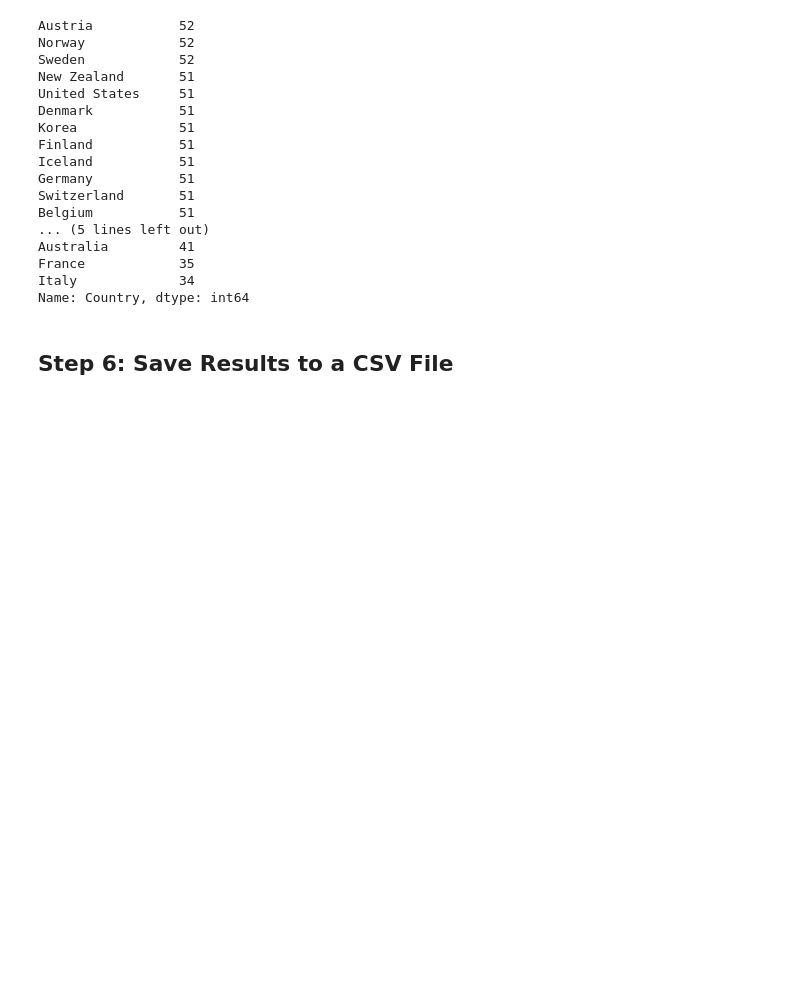
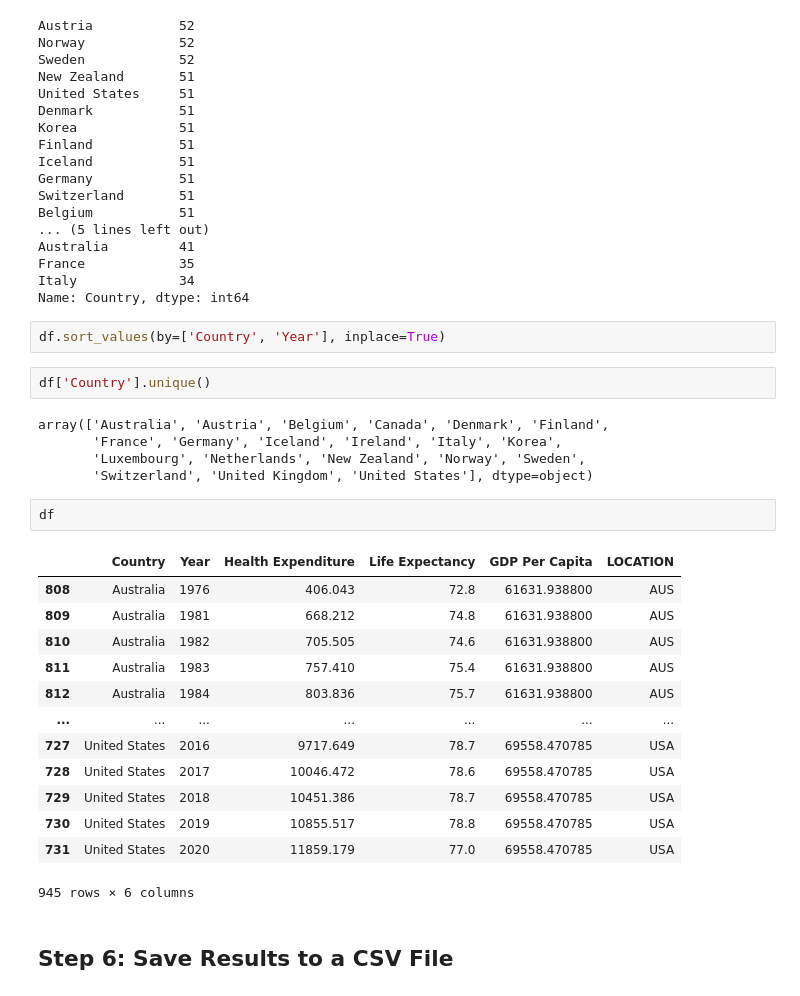
Before and after one commit to ger6-illini/ger6-illini, a Jupyter notebook: other/health-data-wrangler.ipynb, the cells around one changed output. Cells and saved outputs as stored; diff of their text form; blank space fills up the shorter version.

```diff
--- a/other/health-data-wrangler.ipynb
+++ b/other/health-data-wrangler.ipynb
@@ -310,6 +310,31 @@ Australia         41
 France            35
 Italy             34
 Name: Country, dtype: int64
+# %%
+df.sort_values(by=['Country', 'Year'], inplace=True)
+# %%
+df['Country'].unique()
+# %% [output]
+array(['Australia', 'Austria', 'Belgium', 'Canada', 'Denmark', 'Finland',
+       'France', 'Germany', 'Iceland', 'Ireland', 'Italy', 'Korea',
+       'Luxembourg', 'Netherlands', 'New Zealand', 'Norway', 'Sweden',
+       'Switzerland', 'United Kingdom', 'United States'], dtype=object)
+# %%
+df
+# %% [output]
+|  | Country | Year | Health Expenditure | Life Expectancy | GDP Per Capita | LOCATION |
+| 808 | Australia | 1976 | 406.043 | 72.8 | 61631.938800 | AUS |
+| 809 | Australia | 1981 | 668.212 | 74.8 | 61631.938800 | AUS |
+| 810 | Australia | 1982 | 705.505 | 74.6 | 61631.938800 | AUS |
+| 811 | Australia | 1983 | 757.410 | 75.4 | 61631.938800 | AUS |
+| 812 | Australia | 1984 | 803.836 | 75.7 | 61631.938800 | AUS |
+| ... | ... | ... | ... | ... | ... | ... |
+| 727 | United States | 2016 | 9717.649 | 78.7 | 69558.470785 | USA |
+| 728 | United States | 2017 | 10046.472 | 78.6 | 69558.470785 | USA |
+| 729 | United States | 2018 | 10451.386 | 78.7 | 69558.470785 | USA |
+| 730 | United States | 2019 | 10855.517 | 78.8 | 69558.470785 | USA |
+| 731 | United States | 2020 | 11859.179 | 77.0 | 69558.470785 | USA |
+945 rows × 6 columns
 # %% [markdown]
 ## Step 6: Save Results to a CSV File
 # %% [markdown]
```
Also changed, not shown: parts of 4 cells of this notebook, 4 other files.
